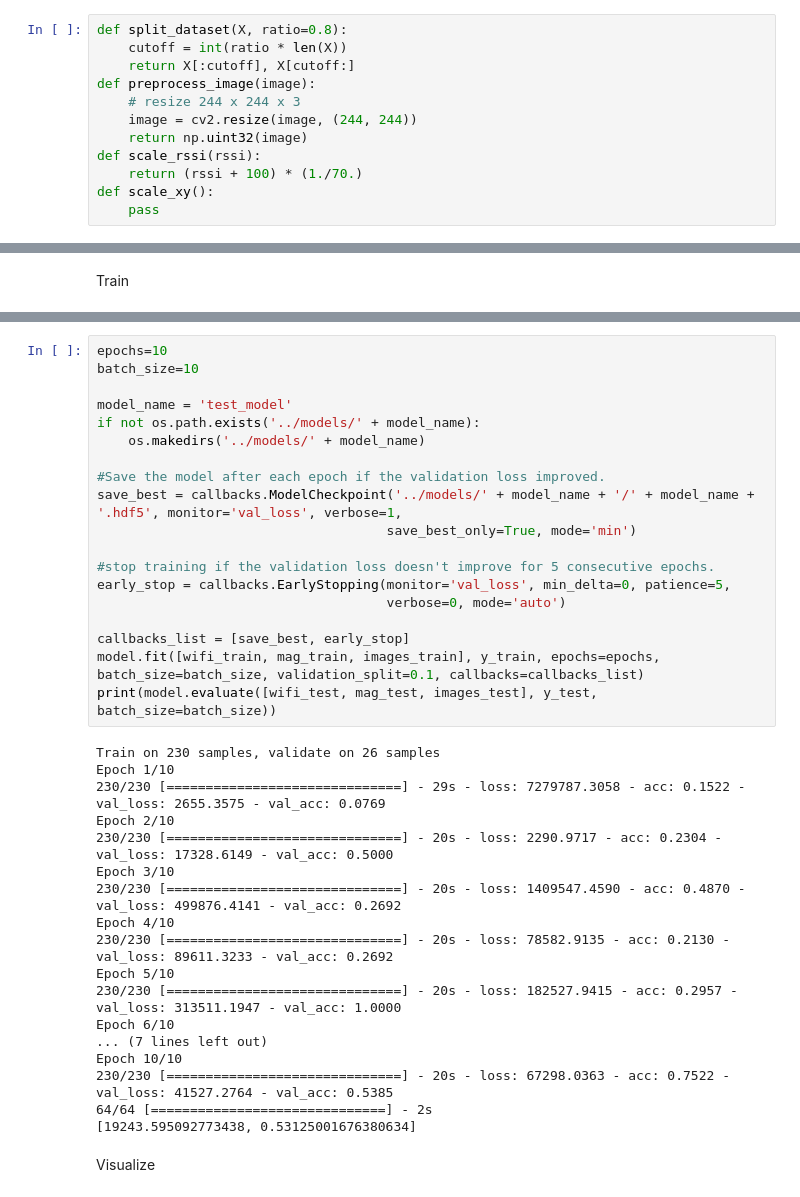
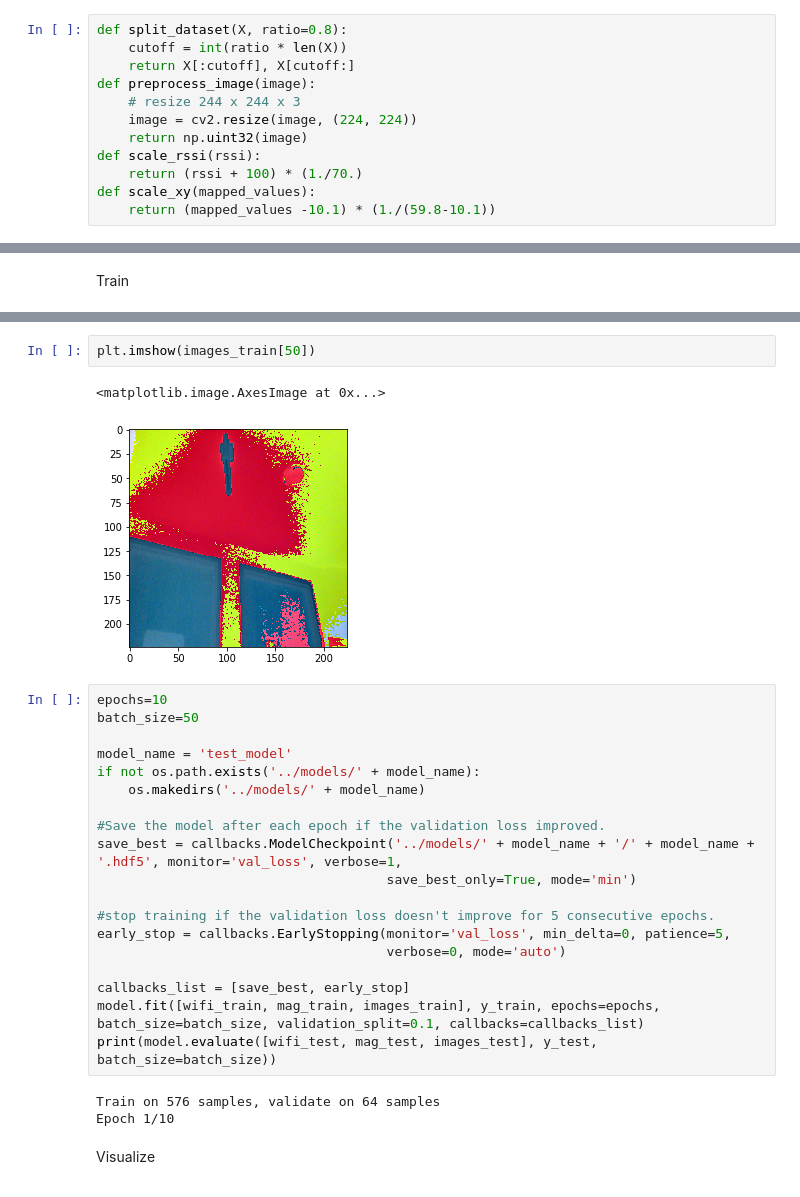
Before and after one commit to JohnFodero/localizer, a Jupyter notebook: scripts/FullModelTrain.ipynb, the cells around one changed output, grey strips where cells are left out. Cells and saved outputs as stored; diff of their text form.

```diff
--- a/scripts/FullModelTrain.ipynb
+++ b/scripts/FullModelTrain.ipynb
@@ -25,12 +25,12 @@ def split_dataset(X, ratio=0.8):
     return X[:cutoff], X[cutoff:]
 def preprocess_image(image):
     # resize 244 x 244 x 3
-    image = cv2.resize(image, (244, 244))
+    image = cv2.resize(image, (224, 224))
     return np.uint32(image)
 def scale_rssi(rssi):
     return (rssi + 100) * (1./70.)
-def scale_xy():
-    pass
+def scale_xy(mapped_values):
+    return (mapped_values -10.1) * (1./(59.8-10.1))
 # %%
 lab_localizer = localizer()
 lab_localizer.make_profile('test_prof', length=12)
@@ -164,8 +194,13 @@ Non-trainable params: 0
 ____________________________________________________________________________________________________
 None
+# %%
+plt.imshow(images_train[50])
+# %% [output]
+<matplotlib.image.AxesImage at 0x...>
+[figure, added]
 # %%
 epochs=10
-batch_size=10
+batch_size=50
 
 model_name = 'test_model'
 if not os.path.exists('../models/' + model_name):
@@ -183,23 +218,8 @@ callbacks_list = [save_best, early_stop]
 model.fit([wifi_train, mag_train, images_train], y_train, epochs=epochs, batch_size=batch_size, validation_split=0.1, callbacks=callbacks_list)
 print(model.evaluate([wifi_test, mag_test, images_test], y_test, batch_size=batch_size))
 # %% [output]
-Train on 230 samples, validate on 26 samples
+Train on 576 samples, validate on 64 samples
 Epoch 1/10
-230/230 [==============================] - 29s - loss: 7279787.3058 - acc: 0.1522 - val_loss: 2655.3575 - val_acc: 0.0769
-Epoch 2/10
-230/230 [==============================] - 20s - loss: 2290.9717 - acc: 0.2304 - val_loss: 17328.6149 - val_acc: 0.5000
-Epoch 3/10
-230/230 [==============================] - 20s - loss: 1409547.4590 - acc: 0.4870 - val_loss: 499876.4141 - val_acc: 0.2692
-Epoch 4/10
-230/230 [==============================] - 20s - loss: 78582.9135 - acc: 0.2130 - val_loss: 89611.3233 - val_acc: 0.2692
-Epoch 5/10
-230/230 [==============================] - 20s - loss: 182527.9415 - acc: 0.2957 - val_loss: 313511.1947 - val_acc: 1.0000
-Epoch 6/10
-... (7 lines left out)
-Epoch 10/10
-230/230 [==============================] - 20s - loss: 67298.0363 - acc: 0.7522 - val_loss: 41527.2764 - val_acc: 0.5385
-64/64 [==============================] - 2s
-[19243.595092773438, 0.53125001676380634]
 # %% [markdown]
 Visualize
 # %%
```
Also changed, not shown: parts of 7 cells of this notebook, 59 other files.
